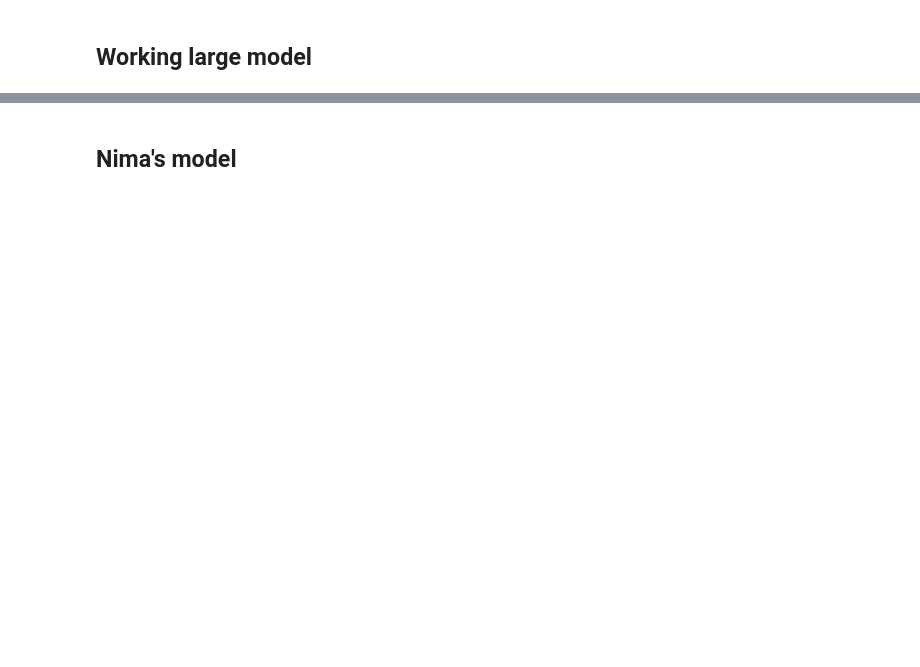
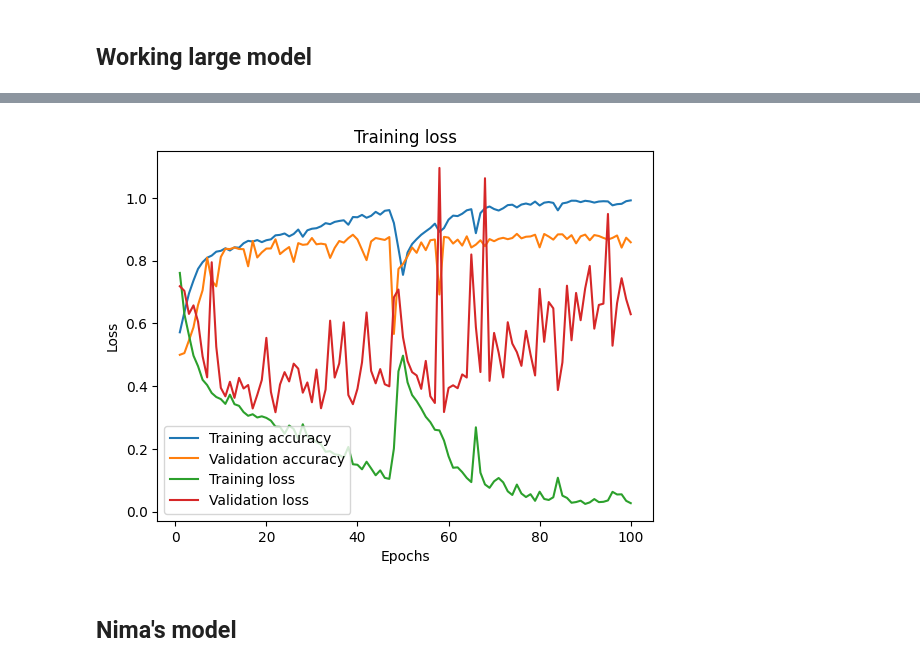
Before and after one commit to Dinuka-1999/BraiNeoCare, a Jupyter notebook: ML_code.ipynb, the cells around one changed output, grey strips where cells are left out. Drawn from its saved outputs; the diff is of its cells as text; code cells hidden in the pictures; blank space fills up the shorter version.

Commit message:
Checked the model for 1s and 4s common data

```diff
--- a/ML_code.ipynb
+++ b/ML_code.ipynb
@@ -219,7 +183,7 @@ def block_type2(n_filters1,n_filters2, kernel, pad, x):
     return layers.Conv1D(n_filters2,kernel,padding=pad,activation='swish')(added)
 # %%
 def create_model():
-  Input=keras.Input(shape=(1024,12),name="Input_signal")
+  Input=keras.Input(shape=(256,12),name="Input_signal")
   x=layers.Conv1D(32,3,padding="same",activation='swish')(Input)
   y=layers.Conv1D(32,5,padding='same',activation='swish')(Input)
   a=layers.add([x,y])
@@ -238,18 +202,20 @@ def create_model():
   x16=layers.Dense(256)(x16)
   x16=layers.Dropout(0.5)(x16)
   x16=layers.Dense(16,activation='swish')(x16)
-  x16=layers.Dense(1,activation='sigmoid')(x16)
+  x16=layers.Dense(1)(x16)
 
   model=keras.Model(Input,x16)
   F1 = tfa.metrics.FBetaScore(num_classes=1)
   AUROC = tf.keras.metrics.AUC(curve='ROC', name = 'AUROC')
   AUPRC = tf.keras.metrics.AUC(curve='PR', name = 'AUPRC')
-  model.compile(optimizer='adam',loss='binary_crossentropy',metrics=['accuracy', F1, AUROC, AUPRC])
-  keras.utils.plot_model(model,'model.png',show_layer_activations=True,show_shapes=True)
+  # used the followiing one to get 0.99 accuracy for 4s data
+  # model.compile(optimizer='adam',loss='binary_crossentropy',metrics=['accuracy', F1, AUROC, AUPRC])
+
+  optimizer=keras.optimizers.Adam(learning_rate=0.0005,)
+  loss=keras.losses.BinaryCrossentropy(from_logits=True)
+  model.compile(optimizer=optimizer,loss=loss,metrics=['accuracy', F1, AUROC, AUPRC])
+  # keras.utils.plot_model(model,'model.png',show_layer_activations=True,show_shapes=True)
   # model.summary()
   return model
 
-with tpu_strategy.scope():
-  model = create_model()
+model = create_model()
-# %%
-model.fit(train_dataset, validation_data = test_dataset, epochs=100)
@@ -274,0 +222,6 @@ Epoch 100/100
+# %%
+x_train=x_train*(10**5)
+x_test=x_test*(10**5)
+# %%
+# used 128 as the batch size for 4s data
+history=model.fit(x_train,y_train, validation_data = (x_test,y_test), epochs=100,batch_size=64)
@@ -275,3 +252,22 @@ Epoch 100/100
+# %%
+training_accuracy = history.history['accuracy']
+val_accuracy=history.history['val_accuracy']
+training_loss = history.history['loss']
+val_loss=history.history['val_loss']
+epochs = range(1, len(training_accuracy) + 1)
+
+# Plot training loss against epochs
+plt.plot(epochs, training_accuracy, label='Training accuracy')
+plt.plot(epochs, val_accuracy, label='Validation accuracy')
+plt.plot(epochs, training_loss, label='Training loss')
+plt.plot(epochs, val_loss, label='Validation loss')
+plt.title('Training loss')
+plt.xlabel('Epochs')
+plt.ylabel('Loss')
+plt.legend()
+plt.show()
+# %% [output]
+[figure, added]
 # %% [markdown]
 ## Nima's model
 # %%
```
Also changed, not shown: parts of 29 cells of this notebook, 3 other files.
